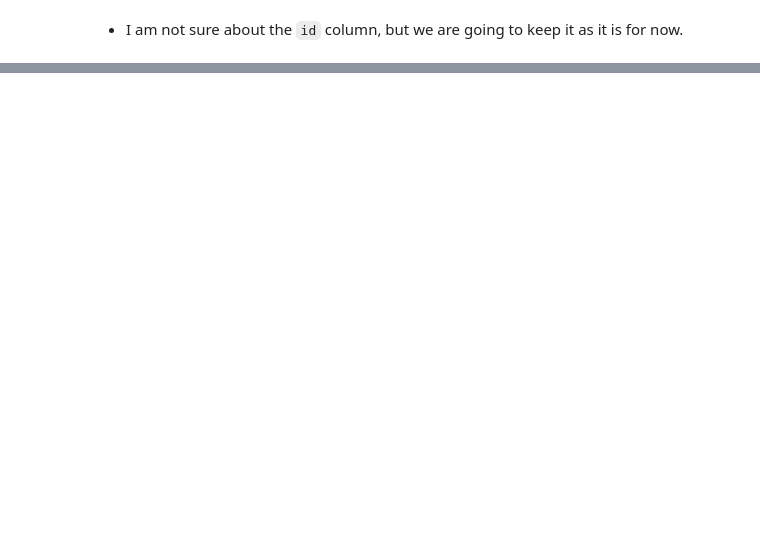
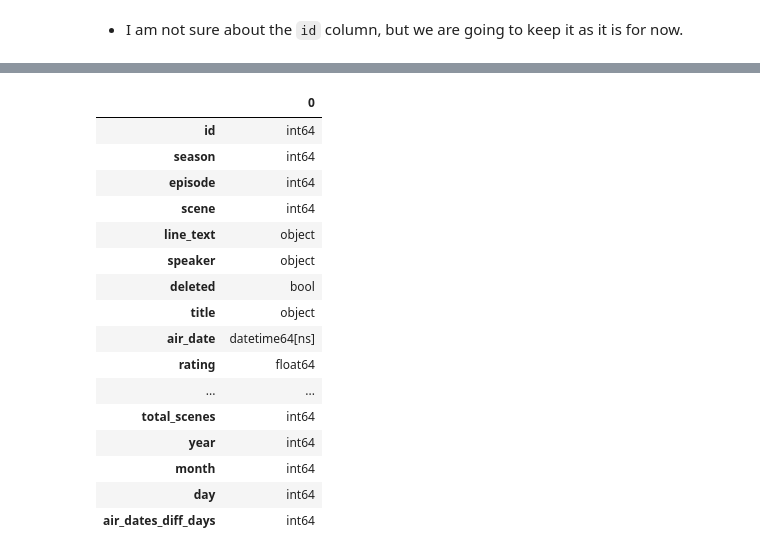
Before and after one commit to gaurangdave/DunderBot, a Jupyter notebook: notebooks/00_generate_data.ipynb, the cells around one changed output, grey strips where cells are left out. Saved outputs shown, nothing was run; the diff lists cells and outputs as text; code cells hidden in the pictures; blank space fills up the shorter version.

```diff
--- a/notebooks/00_generate_data.ipynb
+++ b/notebooks/00_generate_data.ipynb
@@ -103,0 +151,20 @@ lines.to_csv(Path(data_path,"lines.csv"), index=False)
+# %%
+pd.DataFrame(merged_data.dtypes)
+# %% [output]
+|  | 0 |
+| id | int64 |
+| season | int64 |
+| episode | int64 |
+| scene | int64 |
+| line_text | object |
+| speaker | object |
+| deleted | bool |
+| title | object |
+| air_date | datetime64[ns] |
+| rating | float64 |
+| ... | ... |
+| total_scenes | int64 |
+| year | int64 |
+| month | int64 |
+| day | int64 |
+| air_dates_diff_days | int64 |
```
Also changed, not shown: parts of 15 cells of this notebook, 1 other file.
